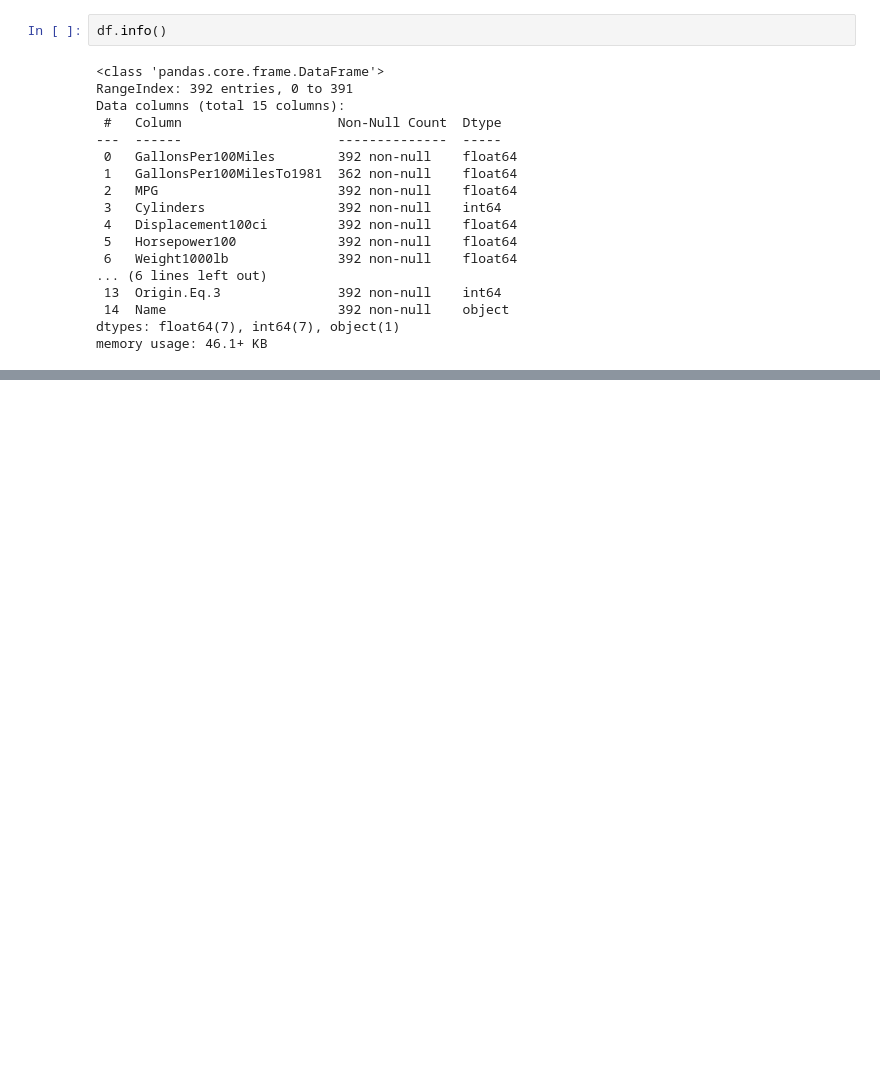
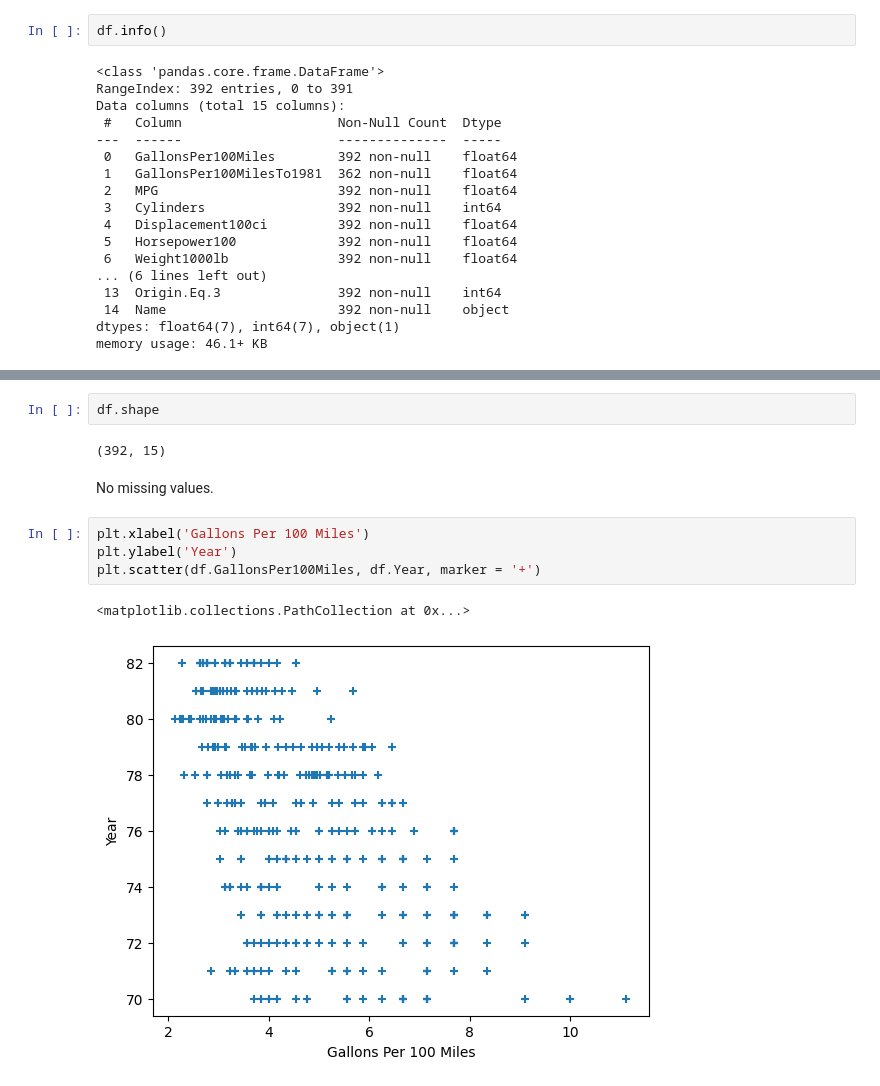
Before and after one commit to yoinkeds/Linear-Regression-Practice, a Jupyter notebook: Linear_Regression_Model.ipynb, the cells around one changed output, grey strips where cells are left out. Drawn from its saved outputs; the diff is of its cells as text; blank space fills up the shorter version.

```diff
--- a/Linear_Regression_Model.ipynb
+++ b/Linear_Regression_Model.ipynb
@@ -36,0 +50,13 @@ memory usage: 46.1+ KB
+# %%
+df.shape
+# %% [output]
+(392, 15)
+# %% [markdown]
+No missing values.
+# %%
+plt.xlabel('Gallons Per 100 Miles')
+plt.ylabel('Year')
+plt.scatter(df.GallonsPer100Miles, df.Year, marker = '+')
+# %% [output]
+<matplotlib.collections.PathCollection at 0x...>
+[figure, added]
```
Also changed, not shown: parts of 24 cells of this notebook.
